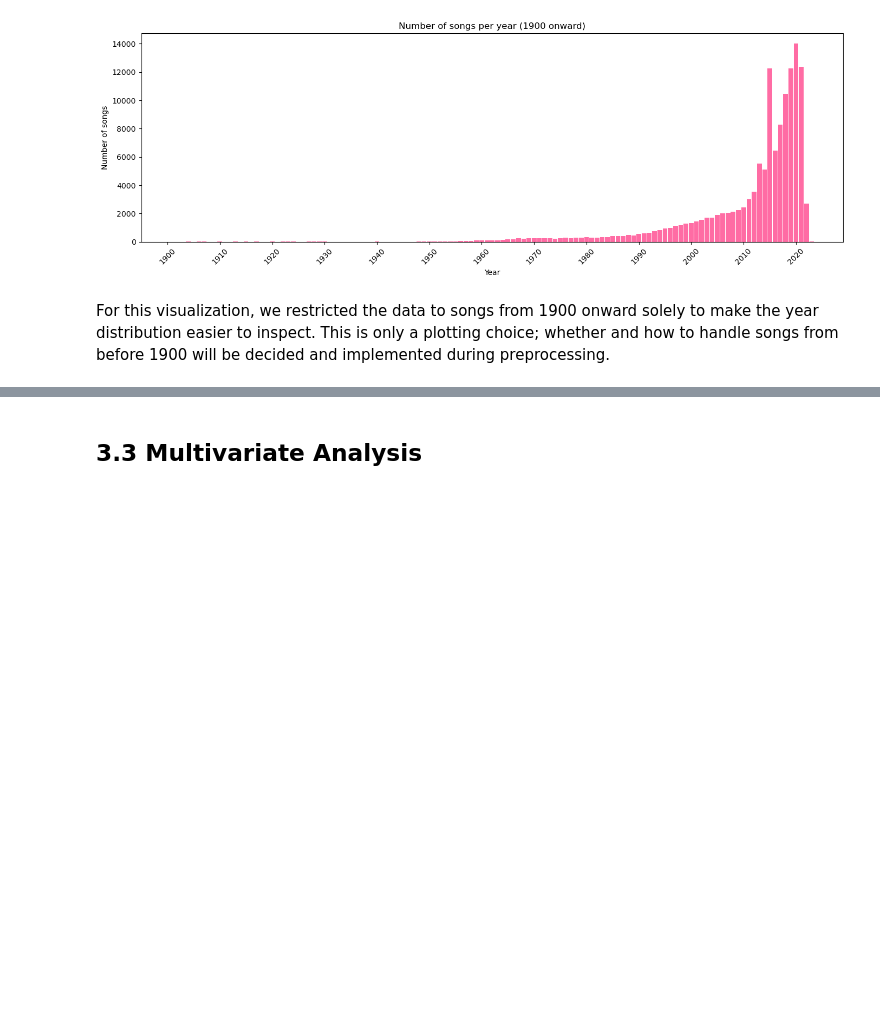
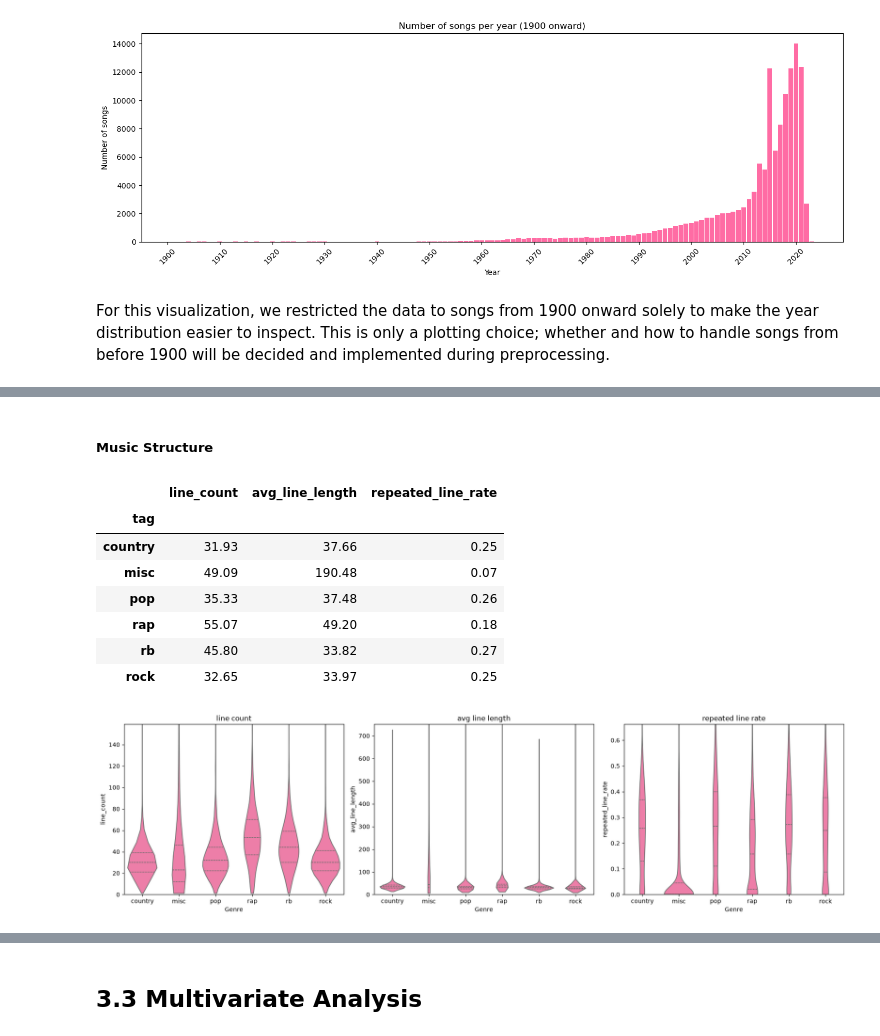
Before and after one commit to jnfpm/Text-Mining-, a Jupyter notebook: EDA.ipynb, the cells around one changed output, grey strips where cells are left out. Cells and saved outputs as stored; diff of their text form; code cells hidden in the pictures; blank space fills up the shorter version.

```diff
--- a/EDA.ipynb
+++ b/EDA.ipynb
@@ -360,0 +593,38 @@ For this visualization, we restricted the data to songs from 1900 onward solely
+# %% [markdown]
+##### Music Structure
+# %%
+#Structure of the music
+
+def structure_stats(lyrics):
+    text = annotation_re.sub('', lyrics)
+    lines = [l.strip() for l in text.split('\n') if l.strip()]
+    if not lines:
+        return pd.Series({'line_count': 0, 'avg_line_length': np.nan, 'repeated_line_rate': np.nan})
+    return pd.Series({
+        'line_count': len(lines),
+        'avg_line_length': np.mean([len(l) for l in lines]),
+        'repeated_line_rate': 1 - len(set(lines)) / len(lines),
+    })
+
+structure_metrics = ['line_count', 'avg_line_length', 'repeated_line_rate']
+sample_df[structure_metrics] = sample_df['lyrics'].apply(structure_stats)
+display(sample_df.groupby('tag')[structure_metrics].mean().round(2))
+
+fig, axes = plt.subplots(1, 3, figsize=(18, 5))
+for ax, metric in zip(axes, structure_metrics):
+    sns.violinplot(data=sample_df, x='tag', y=metric, color=pink, inner='quartile', cut=0, ax=ax)
+    ax.set_ylim(0, sample_df[metric].quantile(0.99))  # clip long tail
+    ax.set_title(metric.replace('_', ' '))
+    ax.set_xlabel('Genre')
+plt.tight_layout()
+plt.show()
+# %% [output]
+|  | line_count | avg_line_length | repeated_line_rate |
+| tag |  |  |  |
+| country | 31.93 | 37.66 | 0.25 |
+| misc | 49.09 | 190.48 | 0.07 |
+| pop | 35.33 | 37.48 | 0.26 |
+| rap | 55.07 | 49.20 | 0.18 |
+| rb | 45.80 | 33.82 | 0.27 |
+| rock | 32.65 | 33.97 | 0.25 |
+[figure, added]
```
Also changed, not shown: parts of 35 cells of this notebook.
